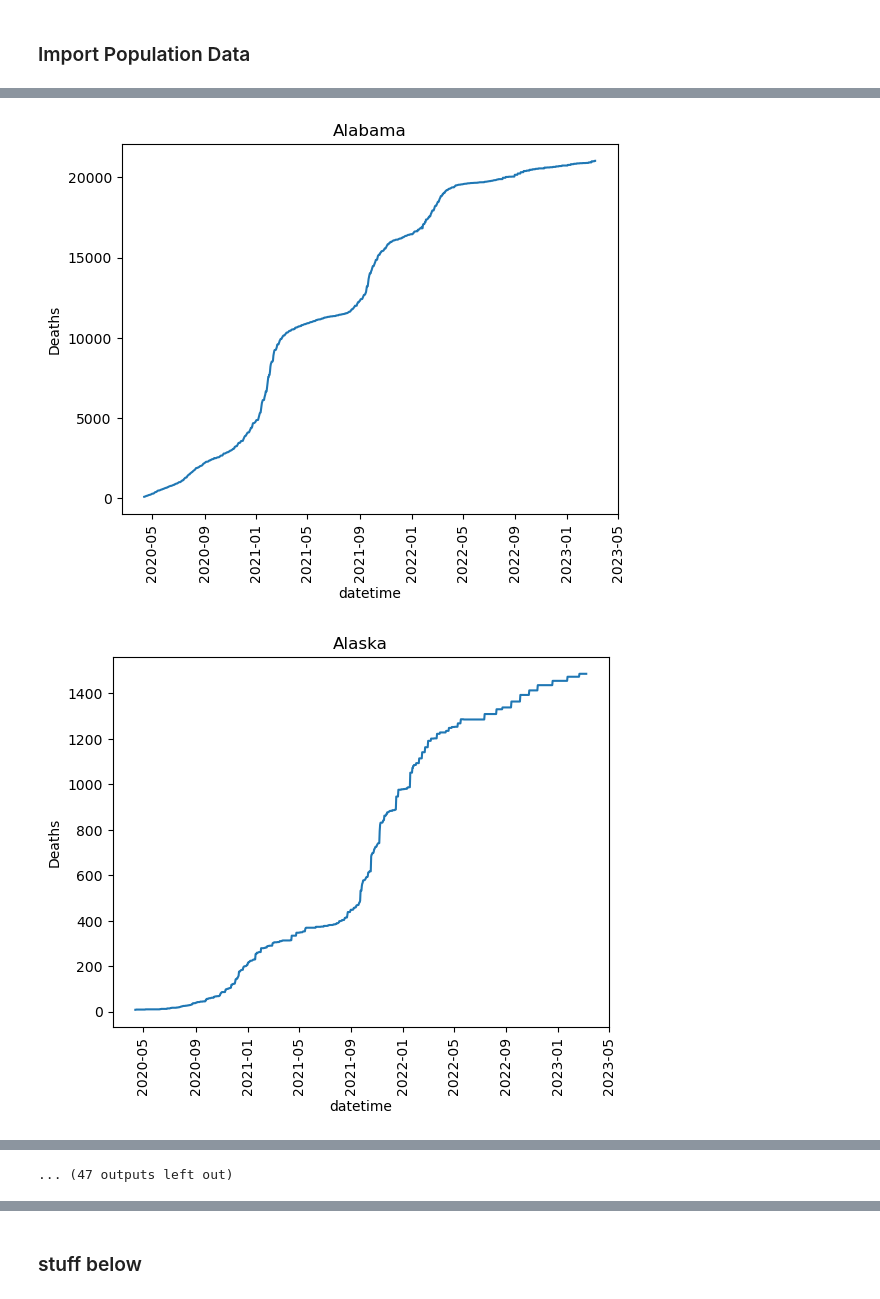
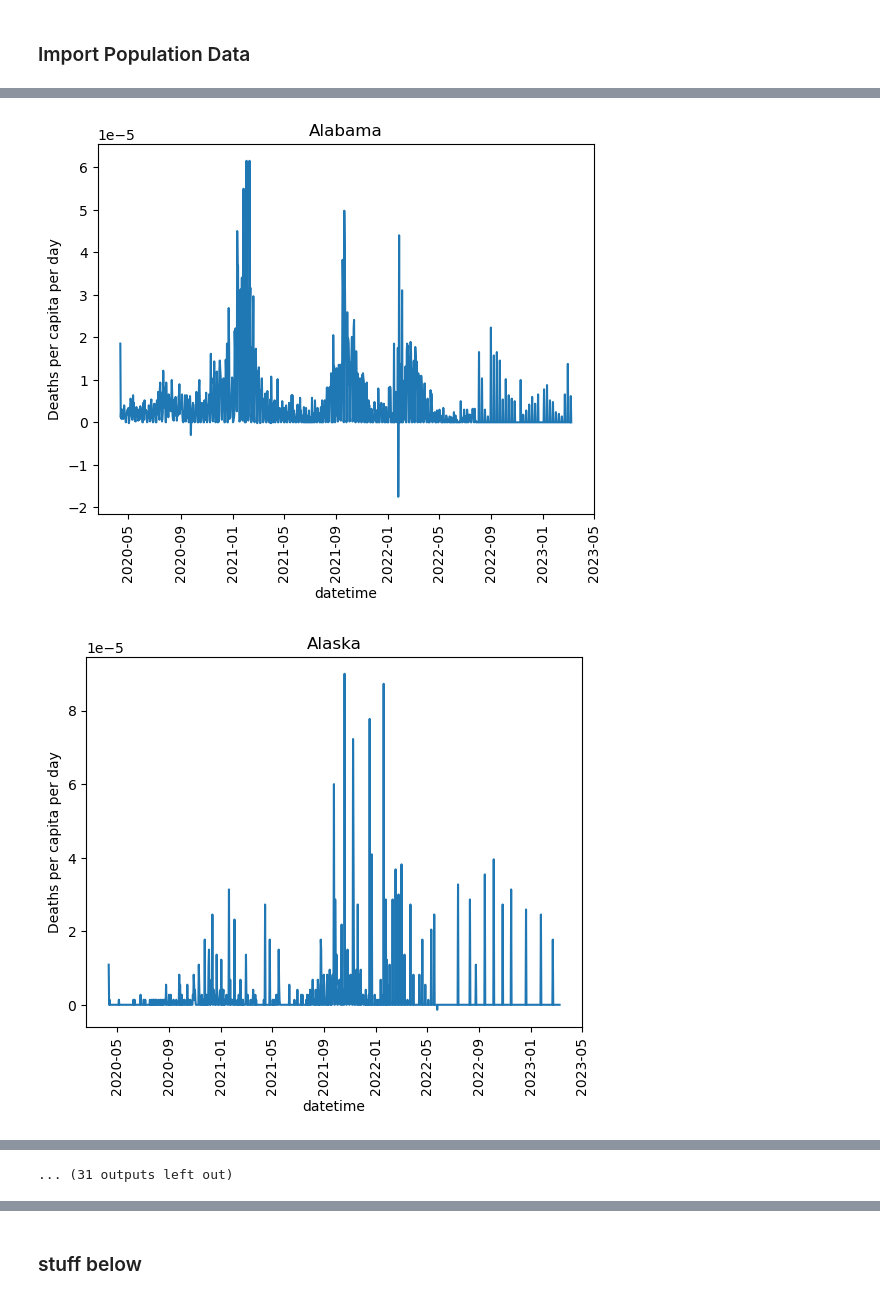
Before and after one commit to jaycee-pang/data200s-covid19, a Jupyter notebook: eda_sw.ipynb, the cells around one changed output, grey strips where cells are left out. Saved outputs shown, nothing was run; the diff lists cells and outputs as text; code cells hidden in the pictures.

```diff
--- a/eda_sw.ipynb
+++ b/eda_sw.ipynb
@@ -219,3 +235,0 @@ plt.show()
-# %%
-df = state_dict['Recovered']
-df
@@ -235,0 +236,9 @@ df
+# %%
+for state in state_dict:
+    if state not in bad_states:
+        for i in range(1, len(state_dict[state])):
+            if i == 1:
+                state_dict[state] = state_dict[state].sort_values(by='datetime', ascending=True).reset_index().drop(columns='index')
+                state_dict[state]['Deaths per capita per day'] = -999
+                state_dict[state]['Deaths per capita per day'][0] = state_dict[state]['Deaths per capita'][0]
+            state_dict[state]['Deaths per capita per day'][i] = state_dict[state]['Deaths per capita'][i] - state_dict[state]['Deaths per capita'][i-1]
@@ -235,0 +247,6 @@ df
+# %%
+def ohe(data, col):
+    dummy = pd.get_dummies(data[col], prefix=col)
+    data = pd.concat([data, dummy], axis=1)
+    data.drop(columns=col, inplace=True)
+    return data
@@ -235,0 +255,13 @@ df
+# %%
+# Initialize month OHE
+months = {1:'Jan', 2:'Feb', 3:'Mar', 4:'Apr', 5:'May', 6:'Jun', 7:'Jul', 8:'Aug', 9:'Sep', 10:'Oct', 11:'Nov', 12:'Dec'}
+
+# Isolate month
+for state in state_dict:
+    if state not in bad_states:
+        state_dict[state]['month'] = state_dict[state]['datetime'].dt.month
+
+# OHE month
+for state in state_dict:
+    if state not in bad_states:
+        state_dict[state] = ohe(state_dict[state], 'month')
@@ -236,11 +278,14 @@ df
 # %%
 for state in state_dict.keys():
-    df = state_dict[state]
-    sns.lineplot(df, x='datetime', y='Deaths')
-    plt.xticks(rotation=90)
-    plt.title(state)
-    plt.show()
+    if state not in bad_states:
+        df = state_dict[state]
+        sns.lineplot(df, x='datetime', y='Deaths per capita per day')
+        plt.xticks(rotation=90)
+        plt.title(state)
+        # plt.xlim(18400, 19000)
+        plt.show()
+
 #sns.lineplot(df, x='datetime', y='Active')
 # %% [output]
-[figure, old version]
+[figure, new version]
-[figure, old version]
+[figure, new version]
@@ -257 +302 @@ for state in state_dict.keys():
-... (47 outputs left out)
+... (31 outputs left out)
```
Also changed, not shown: parts of 32 cells of this notebook, 3 other files.
